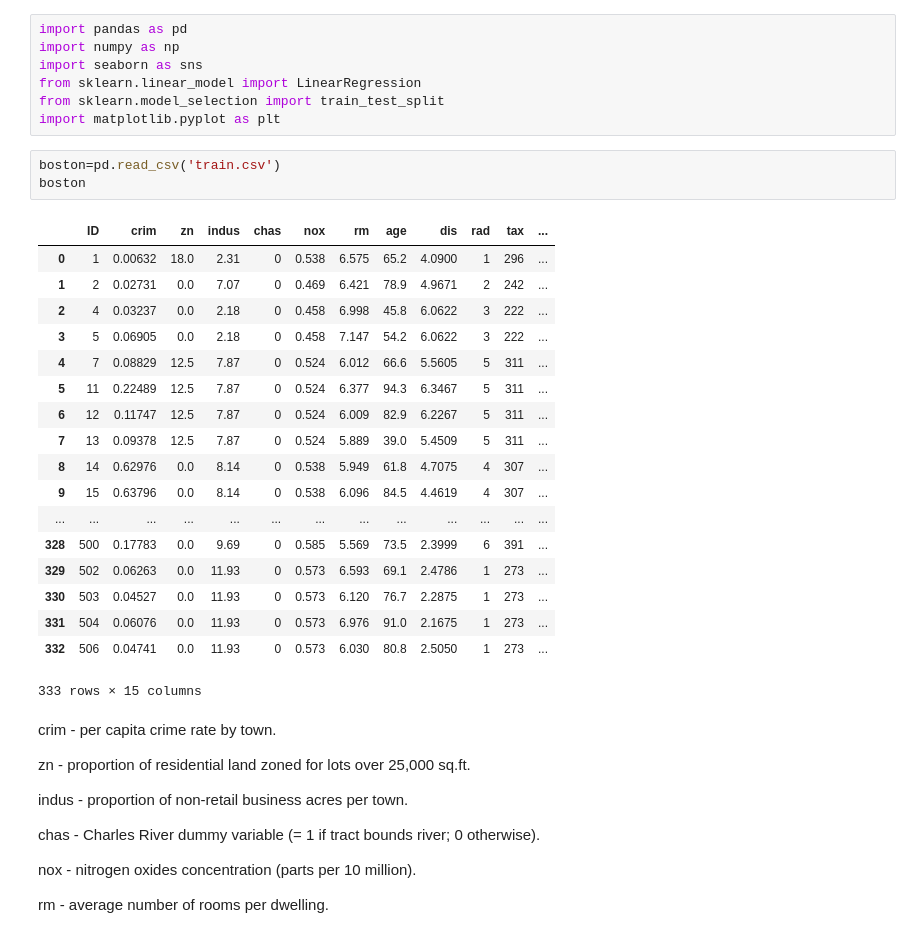
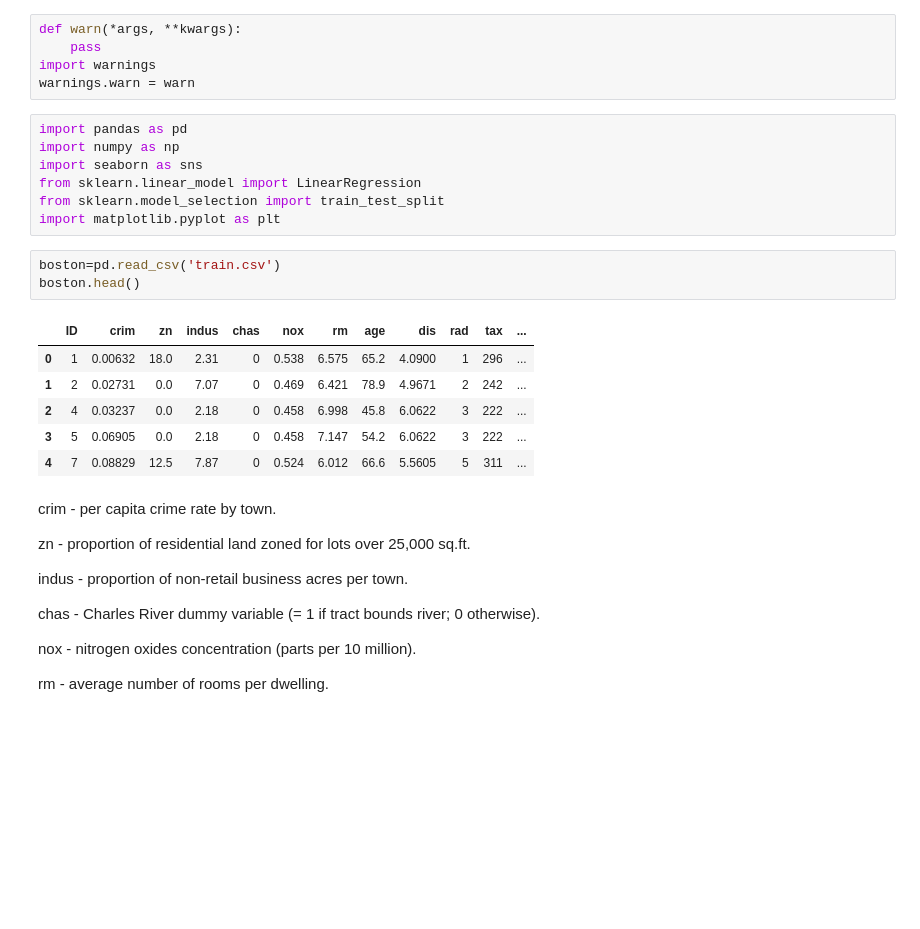
Before and after one commit to romi5193/DataScience, a Jupyter notebook: Boston_Housing/BostonHousing_LinearRegression.ipynb, the cells around one changed output. Saved outputs shown, nothing was run; the diff lists cells and outputs as text; blank space fills up the shorter version.

```diff
--- a/Boston_Housing/BostonHousing_LinearRegression.ipynb
+++ b/Boston_Housing/BostonHousing_LinearRegression.ipynb
@@ -1,3 +1,8 @@
+# %%
+def warn(*args, **kwargs):
+    pass
+import warnings
+warnings.warn = warn
 # %%
 import pandas as pd
 import numpy as np
@@ -7,26 +12,14 @@ from sklearn.model_selection import train_test_split
 import matplotlib.pyplot as plt
 # %%
 boston=pd.read_csv('train.csv')
-boston
+boston.head()
 # %% [output]
 |  | ID | crim | zn | indus | chas | nox | rm | age | dis | rad | tax | ... |
 | 0 | 1 | 0.00632 | 18.0 | 2.31 | 0 | 0.538 | 6.575 | 65.2 | 4.0900 | 1 | 296 | ... |
 | 1 | 2 | 0.02731 | 0.0 | 7.07 | 0 | 0.469 | 6.421 | 78.9 | 4.9671 | 2 | 242 | ... |
 | 2 | 4 | 0.03237 | 0.0 | 2.18 | 0 | 0.458 | 6.998 | 45.8 | 6.0622 | 3 | 222 | ... |
 | 3 | 5 | 0.06905 | 0.0 | 2.18 | 0 | 0.458 | 7.147 | 54.2 | 6.0622 | 3 | 222 | ... |
 | 4 | 7 | 0.08829 | 12.5 | 7.87 | 0 | 0.524 | 6.012 | 66.6 | 5.5605 | 5 | 311 | ... |
-| 5 | 11 | 0.22489 | 12.5 | 7.87 | 0 | 0.524 | 6.377 | 94.3 | 6.3467 | 5 | 311 | ... |
-| 6 | 12 | 0.11747 | 12.5 | 7.87 | 0 | 0.524 | 6.009 | 82.9 | 6.2267 | 5 | 311 | ... |
-| 7 | 13 | 0.09378 | 12.5 | 7.87 | 0 | 0.524 | 5.889 | 39.0 | 5.4509 | 5 | 311 | ... |
-| 8 | 14 | 0.62976 | 0.0 | 8.14 | 0 | 0.538 | 5.949 | 61.8 | 4.7075 | 4 | 307 | ... |
-| 9 | 15 | 0.63796 | 0.0 | 8.14 | 0 | 0.538 | 6.096 | 84.5 | 4.4619 | 4 | 307 | ... |
-| ... | ... | ... | ... | ... | ... | ... | ... | ... | ... | ... | ... | ... |
-| 328 | 500 | 0.17783 | 0.0 | 9.69 | 0 | 0.585 | 5.569 | 73.5 | 2.3999 | 6 | 391 | ... |
-| 329 | 502 | 0.06263 | 0.0 | 11.93 | 0 | 0.573 | 6.593 | 69.1 | 2.4786 | 1 | 273 | ... |
-| 330 | 503 | 0.04527 | 0.0 | 11.93 | 0 | 0.573 | 6.120 | 76.7 | 2.2875 | 1 | 273 | ... |
-| 331 | 504 | 0.06076 | 0.0 | 11.93 | 0 | 0.573 | 6.976 | 91.0 | 2.1675 | 1 | 273 | ... |
-| 332 | 506 | 0.04741 | 0.0 | 11.93 | 0 | 0.573 | 6.030 | 80.8 | 2.5050 | 1 | 273 | ... |
-333 rows × 15 columns
 # %% [markdown]
 crim - per capita crime rate by town.
 
```
Also changed, not shown: parts of 3 cells of this notebook, 3 other files.
